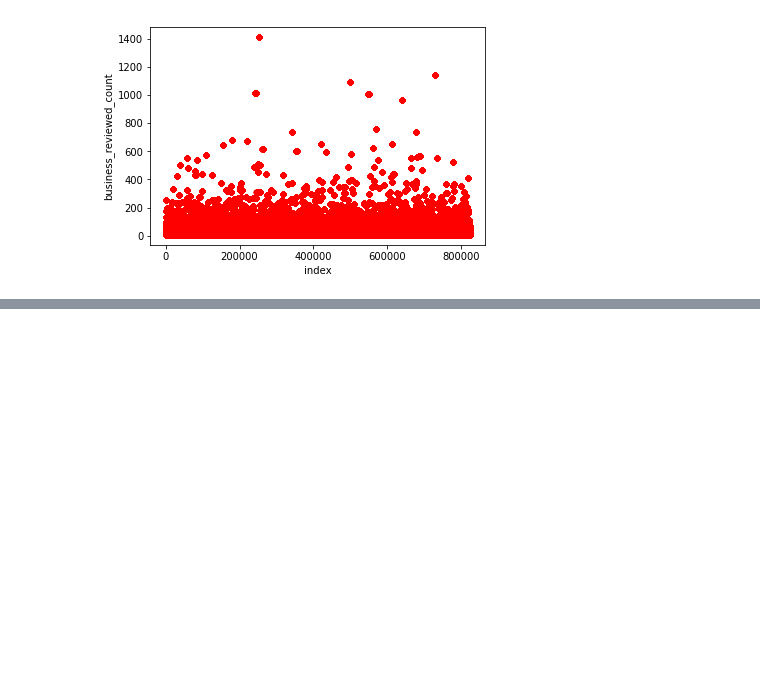
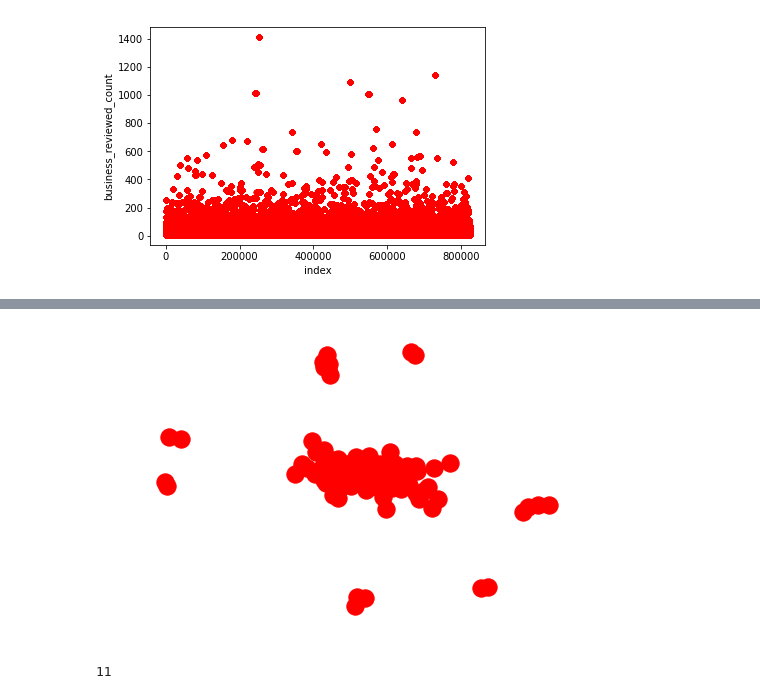
Before and after one commit to vijetha35/FriendsRecommendationForYelpUsers, a Jupyter notebook: Data_Cleaning.ipynb, the cells around one changed output, grey strips where cells are left out. Drawn from its saved outputs; the diff is of its cells as text; code cells hidden in the pictures; blank space fills up the shorter version.

```diff
--- a/Data_Cleaning.ipynb
+++ b/Data_Cleaning.ipynb
@@ -175,0 +228,11 @@ user1_user2_jaccard
+# %%
+import networkx as nx
+G=nx.Graph()
+# %%
+for i, row in user1_user2_jaccard.iterrows():
+    if row['jaccard'] >=0.1:
+        G.add_edge(row['user1'],row['user2'])
+# %%
+nx.draw(G)
+# %% [output]
+[figure, added]
@@ -175,0 +242,4 @@ user1_user2_jaccard
+# %%
+len(tuple(sorted(c) for c in next(comp)))
+# %% [output]
+11
```
Also changed, not shown: parts of 17 cells of this notebook.
